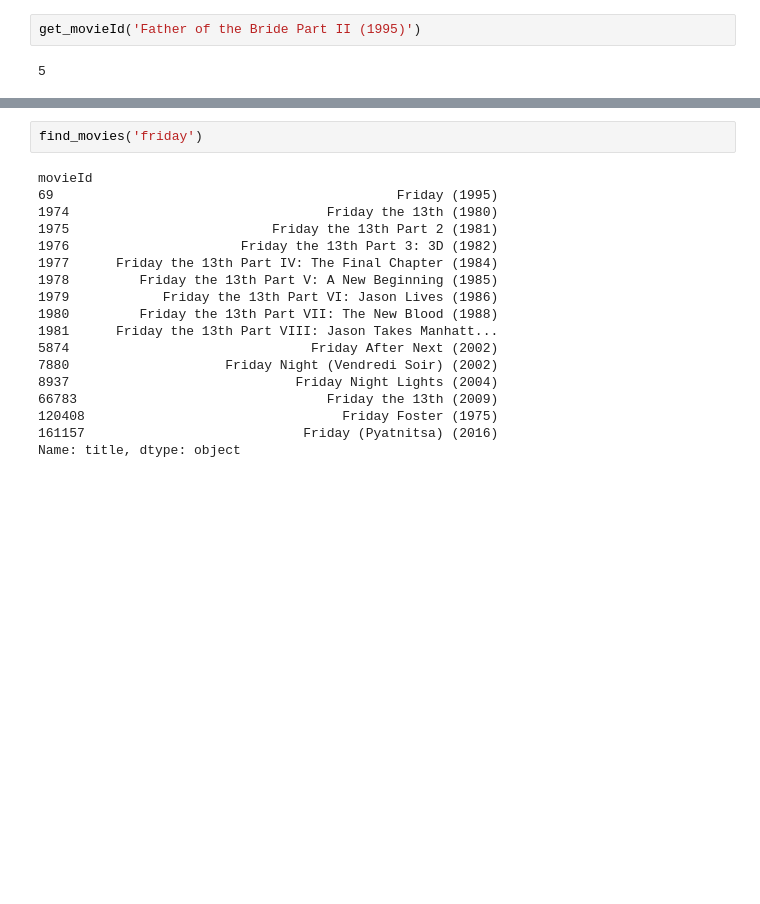
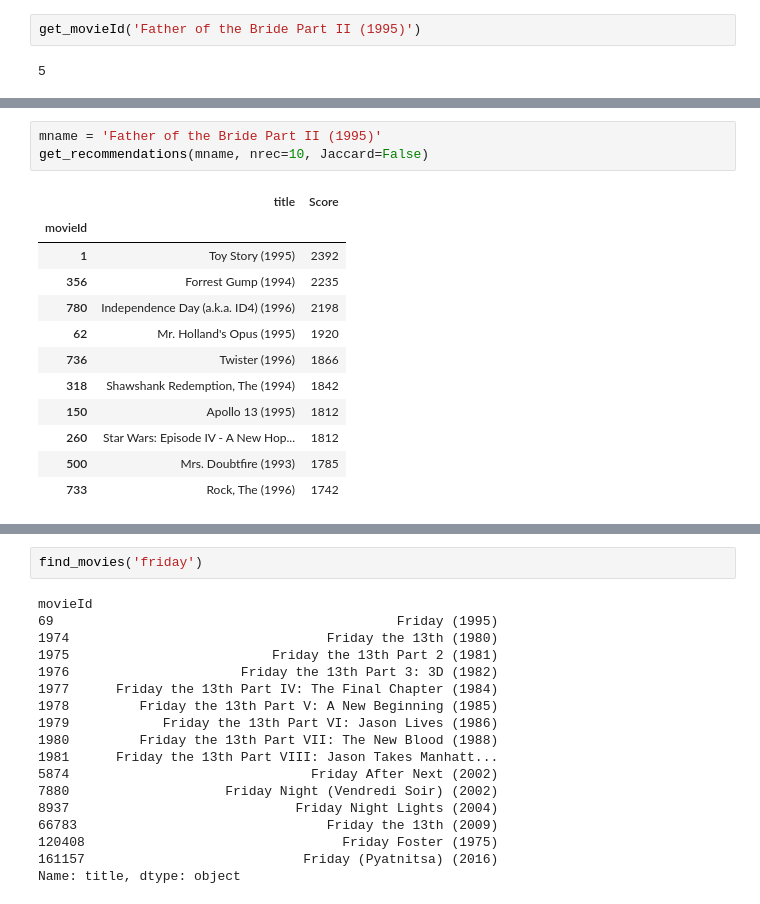
Before and after one commit to focods/MovieRecommender, a Jupyter notebook: MovieRecommender.ipynb, the cells around one changed output, grey strips where cells are left out. Cells and saved outputs as stored; diff of their text form; blank space fills up the shorter version.

```diff
--- a/MovieRecommender.ipynb
+++ b/MovieRecommender.ipynb
@@ -234,0 +241,16 @@ Name: title, Length: 146, dtype: object
+# %%
+mname = 'Father of the Bride Part II (1995)'
+get_recommendations(mname, nrec=10, Jaccard=False)
+# %% [output]
+|  | title | Score |
+| movieId |  |  |
+| 1 | Toy Story (1995) | 2392 |
+| 356 | Forrest Gump (1994) | 2235 |
+| 780 | Independence Day (a.k.a. ID4) (1996) | 2198 |
+| 62 | Mr. Holland's Opus (1995) | 1920 |
+| 736 | Twister (1996) | 1866 |
+| 318 | Shawshank Redemption, The (1994) | 1842 |
+| 150 | Apollo 13 (1995) | 1812 |
+| 260 | Star Wars: Episode IV - A New Hop... | 1812 |
+| 500 | Mrs. Doubtfire (1993) | 1785 |
+| 733 | Rock, The (1996) | 1742 |
```
Also changed, not shown: parts of 58 cells of this notebook.
